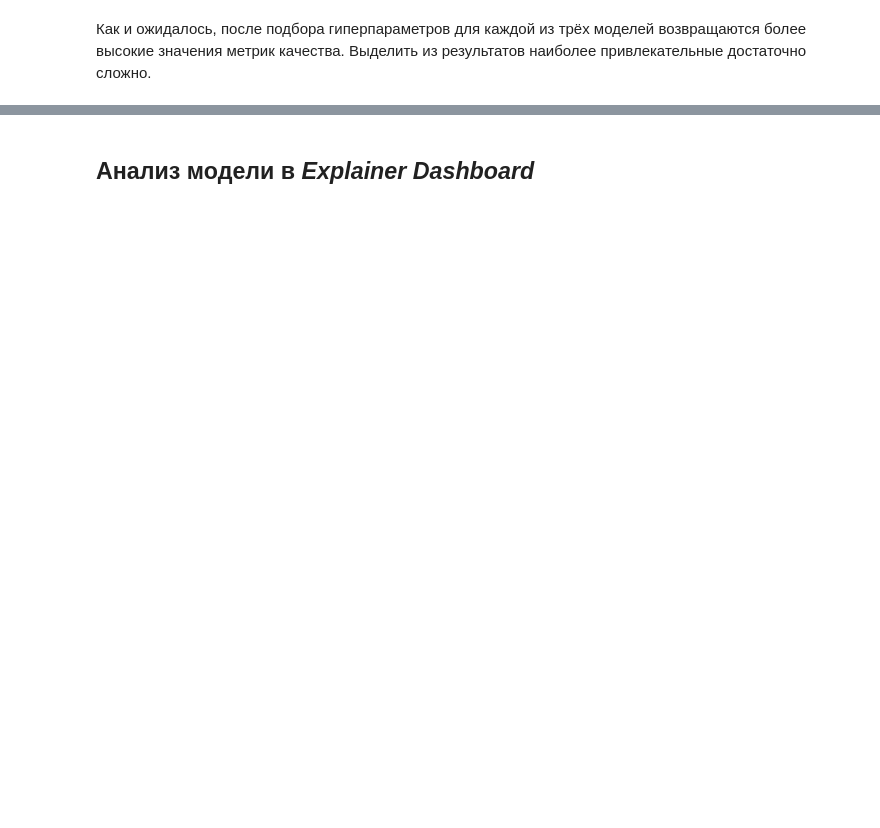
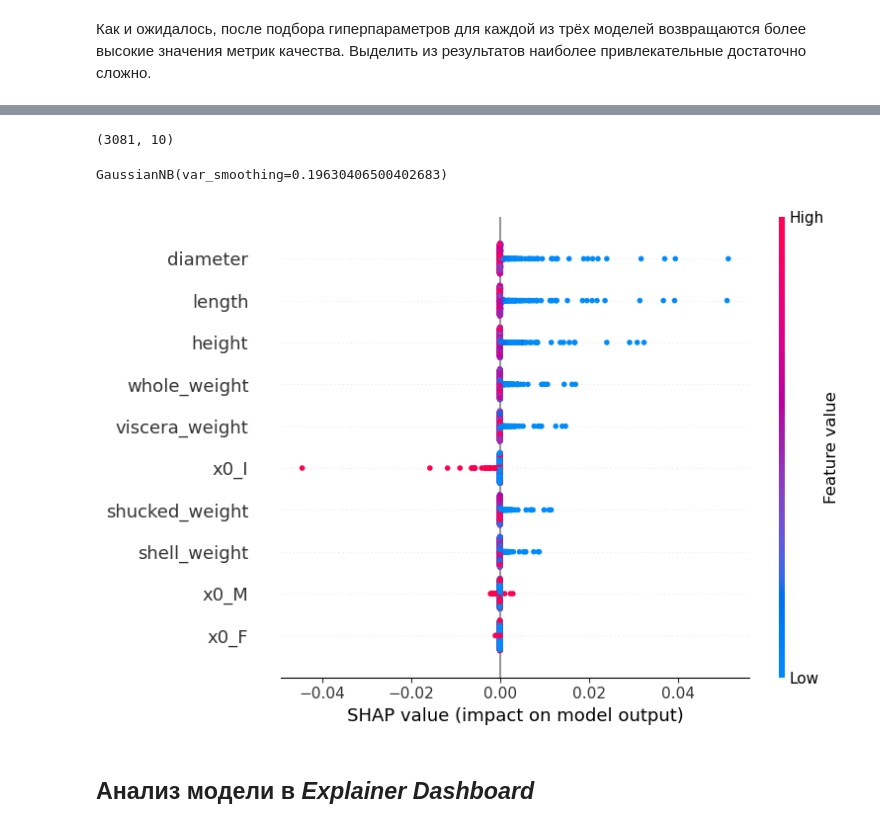
Before and after one commit to trofimovelijah/eda_177213, a Jupyter notebook: tiy_predict_age_abalone.ipynb, the cells around one changed output, grey strips where cells are left out. Drawn from its saved outputs; the diff is of its cells as text; code cells hidden in the pictures; blank space fills up the shorter version.

```diff
--- a/tiy_predict_age_abalone.ipynb
+++ b/tiy_predict_age_abalone.ipynb
@@ -1257,2 +1423,20 @@ Wall time: 3.46 s
+# %%
+X_train_transformed.shape
+# %% [output]
+(3081, 10)
+# %%
+gsb.best_estimator_
+# %% [output]
+GaussianNB(var_smoothing=0.19630406500402683)
+# %%
+f = lambda x: gsb.best_estimator_.predict_proba(x)[:,1]
+med = X_train_transformed.median().values.reshape((1,-1))
+
+explainer = shap.Explainer(f, med)
+shap_values = explainer(X_test_transformed.iloc[:1000,:])
+# %%
+shap.summary_plot(shap_values, X_test_transformed.iloc[:1000])
+# %% [output]
+[figure, added]
 # %% [markdown]
 ## Анализ модели в _Explainer Dashboard_
```
Also changed, not shown: parts of 53 cells of this notebook.
